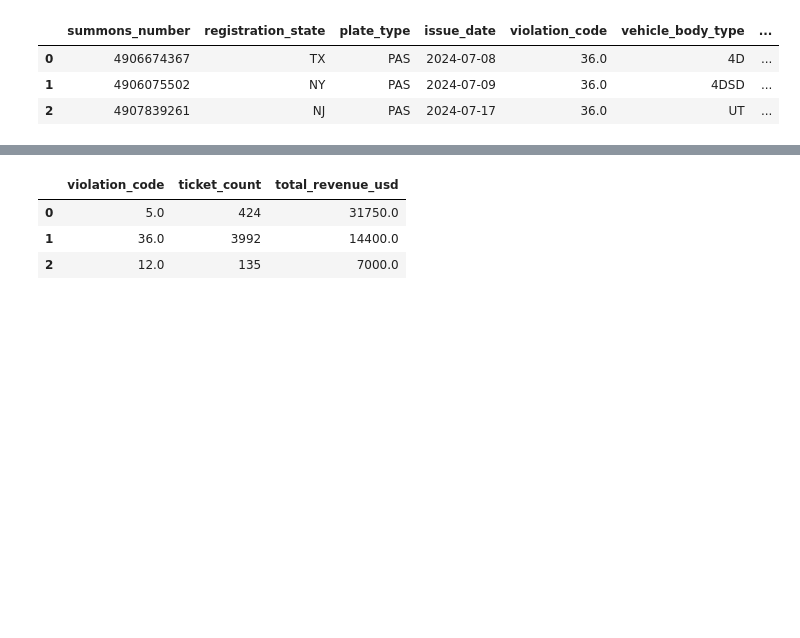
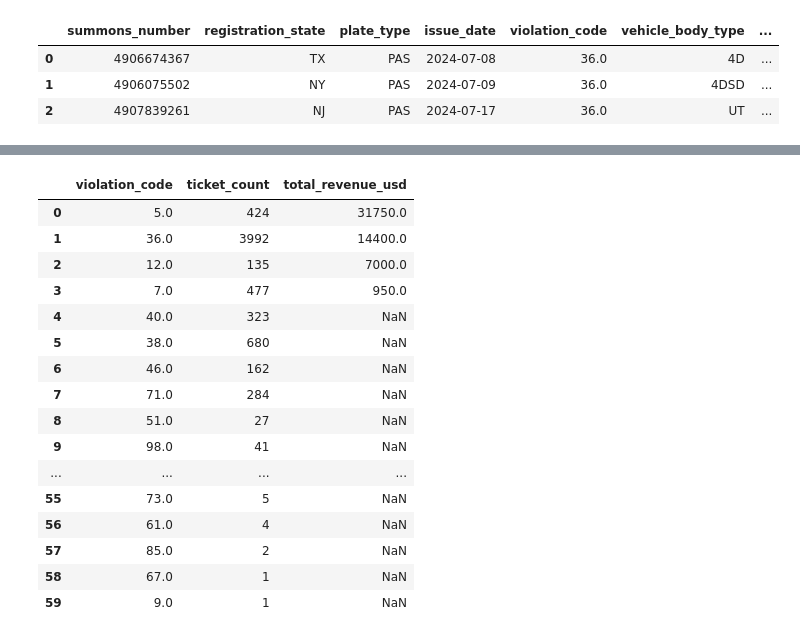
Before and after one commit to SiddhuShkya/Data-Engineering-With-DBT, a Jupyter notebook: run-queries.ipynb, the cells around one changed output, grey strips where cells are left out. Drawn from its saved outputs; the diff is of its cells as text; code cells hidden in the pictures; blank space fills up the shorter version.

```diff
--- a/run-queries.ipynb
+++ b/run-queries.ipynb
@@ -132,16 +132,28 @@ with ddb.connect("data/nyc_parking_violations.db") as con:
 # %%
 sql_query = """
 SELECT * FROM gold_ticket_metrics
-LIMIT 3;
 """
 
 with ddb.connect("data/nyc_parking_violations.db") as con:
     display(con.sql(sql_query).df())
 # %% [output]
 |  | violation_code | ticket_count | total_revenue_usd |
 | 0 | 5.0 | 424 | 31750.0 |
 | 1 | 36.0 | 3992 | 14400.0 |
 | 2 | 12.0 | 135 | 7000.0 |
+| 3 | 7.0 | 477 | 950.0 |
+| 4 | 40.0 | 323 | NaN |
+| 5 | 38.0 | 680 | NaN |
+| 6 | 46.0 | 162 | NaN |
+| 7 | 71.0 | 284 | NaN |
+| 8 | 51.0 | 27 | NaN |
+| 9 | 98.0 | 41 | NaN |
+| ... | ... | ... | ... |
+| 55 | 73.0 | 5 | NaN |
+| 56 | 61.0 | 4 | NaN |
+| 57 | 85.0 | 2 | NaN |
+| 58 | 67.0 | 1 | NaN |
+| 59 | 9.0 | 1 | NaN |
 # %%
 sql_query = """
 SELECT * FROM gold_vehicle_metrics
```
Also changed, not shown: parts of 1 cell of this notebook, 1 other file.
